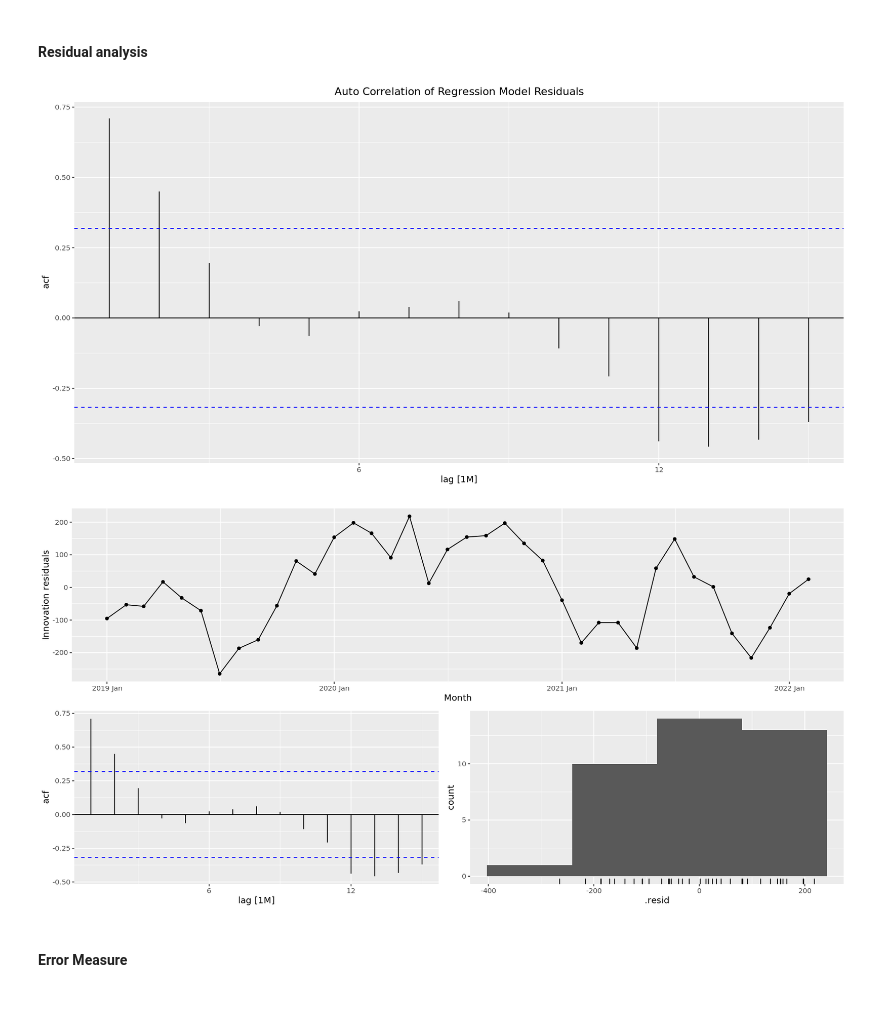
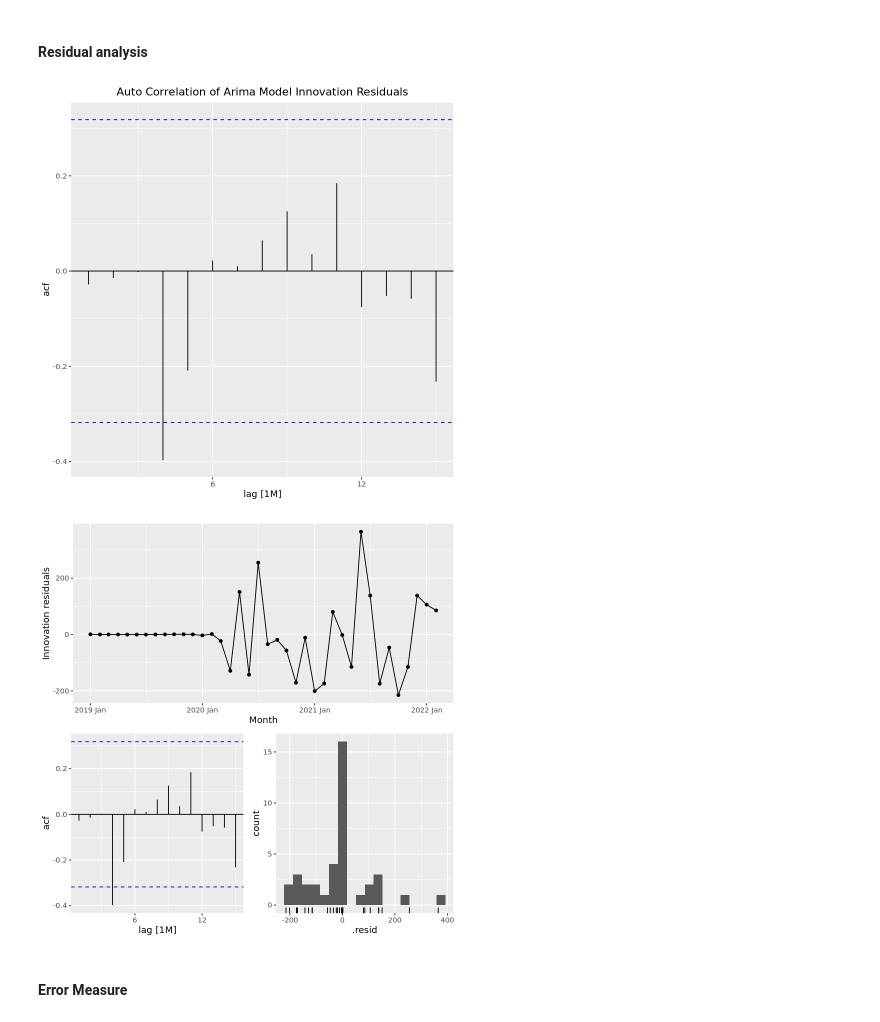
Before and after one commit to Ibrahim-Khayat/-IE499, a Jupyter notebook: indexClean.ipynb, the cells around one changed output. Cells and saved outputs as stored; diff of their text form; code cells hidden in the pictures.

```diff
--- a/indexClean.ipynb
+++ b/indexClean.ipynb
@@ -396,14 +396,12 @@ labs(title="seasonally difference", y="")
 
 Chips_fit <- Chips_train |>
    model(
-    Arima1 = ARIMA(Observation ~ pdq(0,1,2) + PDQ(0,1,1)),
-    Arima2 = ARIMA(Observation ~ pdq(2,1,0) + PDQ(0,1,1)),
     auto = ARIMA(Observation, stepwise = FALSE, approx = FALSE)
   )
 Chips_fit |> pivot_longer(everything(), names_to = "Model name",
                      values_to = "Orders")
 
-Chips_fc <- Chips_fit |> forecast(h = 10)
+Chips_fc <- Chips_fit |> forecast(h = 40)
 Chips_fc |>
   autoplot(Chips_train, level = NULL) +
   autolayer(Chips_Test,
@@ -501,20 +497,20 @@ fc |> autoplot(Chips) +
 #### Residual analysis
 # %%
 #Residual analysis
-aug <- fit_Chips |> augment()
+aug <- Chips_fit |> augment()
 
 aug |>
   ACF(.innov) |>
   autoplot() +
-  labs(title = "Auto Correlation of Regression Model Residuals") +
+  labs(title = "Auto Correlation of Arima Model Innovation Residuals") +
   theme(plot.title = element_text(hjust = 0.5))
 # %% [output]
-[figure, old version]
+[figure, new version]
 # %%
 #Residual analysis
-fit_Chips |> gg_tsresiduals()
+Chips_fit |> gg_tsresiduals()
 # %% [output]
-[figure, old version]
+[figure, new version]
 # %% [markdown]
 #### Error Measure
 # %%
```
Also changed, not shown: parts of 13 cells of this notebook.
